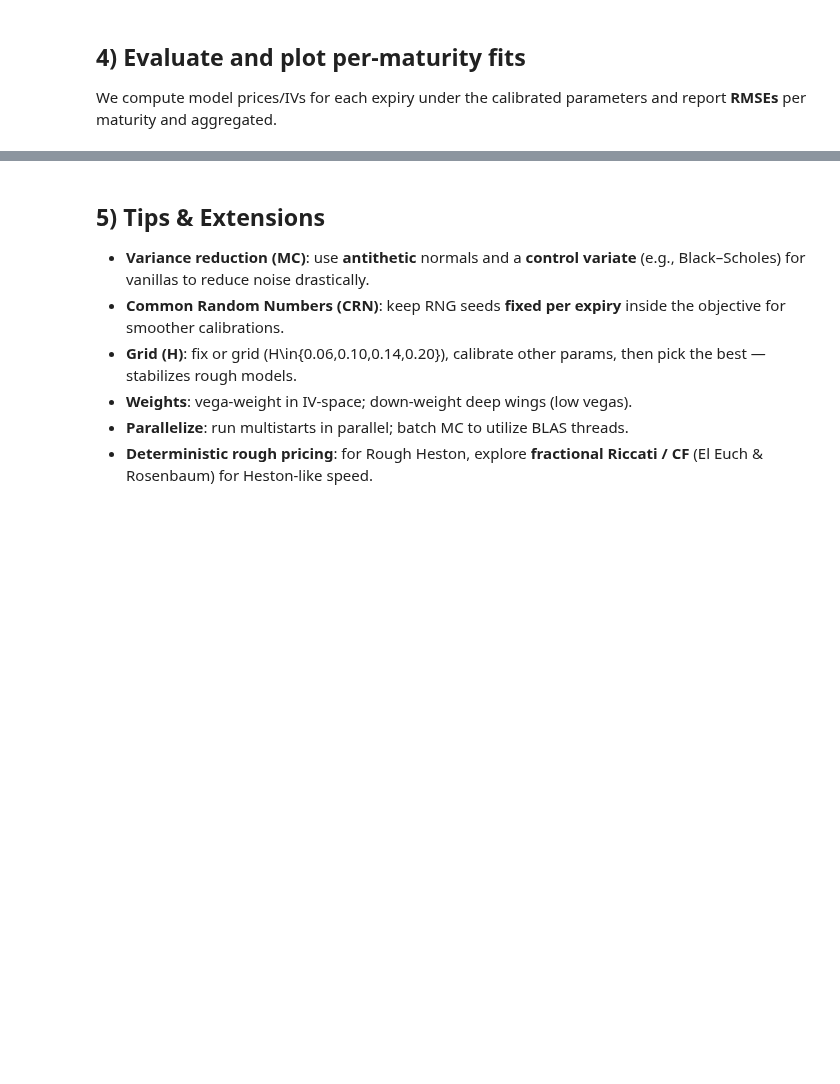
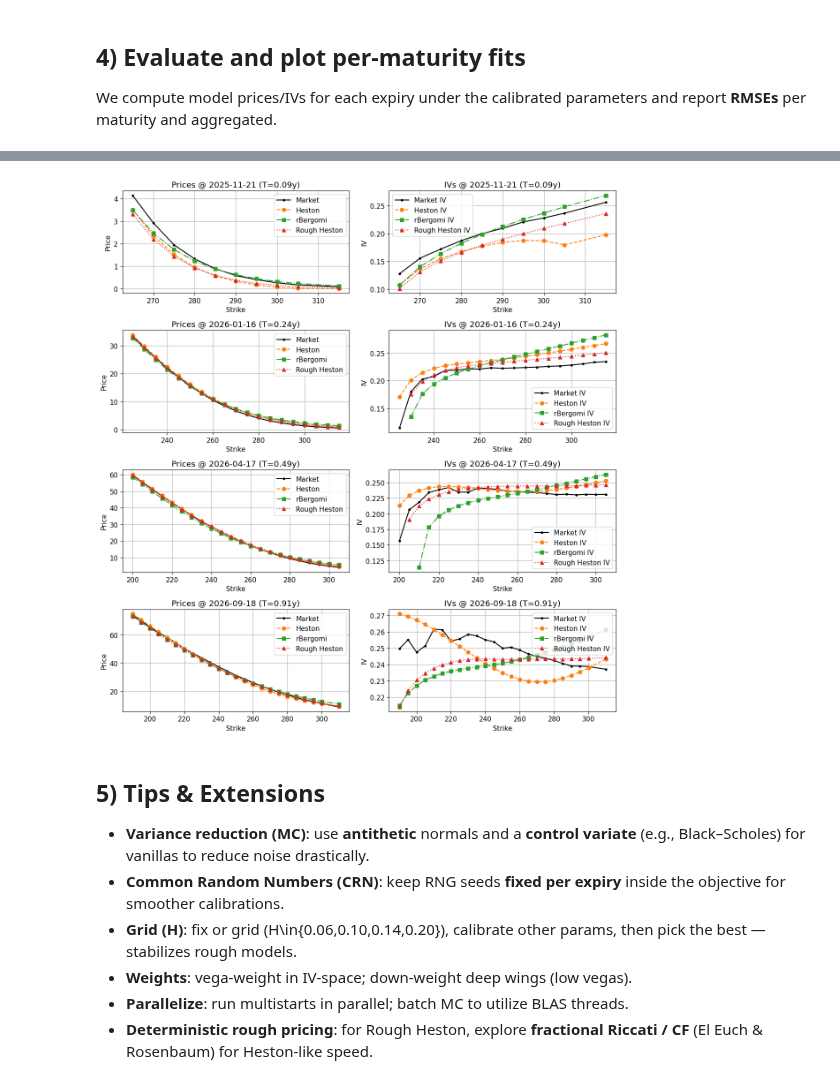
Before and after one commit to Kapizza/options-pricing-library, a Jupyter notebook: notebooks/21_calibration_multi_maturity.ipynb, the cells around one changed output, grey strips where cells are left out. Saved outputs shown, nothing was run; the diff lists cells and outputs as text; code cells hidden in the pictures; blank space fills up the shorter version.

```diff
--- a/notebooks/21_calibration_multi_maturity.ipynb
+++ b/notebooks/21_calibration_multi_maturity.ipynb
@@ -304,7 +298,7 @@ print('Heston (joint) best:', best_h, '| elapsed:', h_blob['elapsed_sec'])
 
 # ---- rBergomi joint calibration (IV-space) ----
 RB_BOUNDS = ((0.02,0.45),(0.10,3.00),(-0.999,0.0),(0.005,0.25))   # (H,eta,rho,xi0)
-rb_cfg = dict(N=256, N_per_year=480, paths=15000, fgn_method="davies-harte", batch_size=8192, n_workers=WORKERS)
+rb_cfg = dict(N=256, N_per_year=480, paths=15000, fgn_method="davies-harte", batch_size=8192,  use_numba=True,n_workers=WORKERS)
 rb_x0  = (0.12, 1.3, -0.6, 0.04)
 
 best_rb, rb_blob = calibrate_rbergomi_cached(
@@ -320,7 +314,7 @@ rh_x0 = (0.06, 1.2, 0.06, 0.6, -0.2, 0.15)  # (v0,kappa,theta,eta,rho,H)
 
 best_rh, rh_blob = calibrate_rough_heston_cached(
     smiles_list, metric="iv", vega_weight=True, x0=rh_x0, mc=rh_cfg,
-    seed=7777, bounds=RH_BOUNDS, multistart=3, options={"maxiter": 120, "finite_diff_rel_step": 5e-2}
+    seed=7777, bounds=RH_BOUNDS, multistart=2, options={"maxiter": 120, "finite_diff_rel_step": 5e-2}
 )
 print("Rough Heston (joint) best:", best_rh, "| elapsed:", rh_blob["elapsed_sec"])
 # %% [output]
@@ -495,3 +534,37 @@ Global RMSE (IV): Heston= 0.028847674308174285  rBergomi= 0.024828852113055692
+# %%
+# Plot one figure per expiry comparing Market vs all three models (IVs)
+n = len(smiles)
+fig, axs = plt.subplots(n, 2, figsize=(12, 3.2*n), sharex=False)
+if n==1: axs = np.array([axs])  # shape (1,2)
+for i, sm in enumerate(smiles):
+    S0,r,q,T = sm['S0'], sm['r'], sm['q'], sm['T']
+    K = np.asarray(sm['strikes'], float)
+    mids = np.asarray(sm['mids'], float)
+    expiry = sm.get('expiry') or f'T={T:.2f}'
+    # model smiles
+    px_h, iv_h   = model_smile_iv_heston(sm)
+    px_rb, iv_rb = model_smile_iv_rbergomi(sm, best_rb)
+    px_rh, iv_rh = model_smile_iv_rough_heston(sm, best_rh)
+    mkt_iv = prices_to_ivs(S0, r, q, T, K, mids, 'call')
+    # prices
+    ax = axs[i,0]
+    ax.plot(K, mids, 'k.-', label='Market')
+    ax.plot(K, px_h, 'C1o--', label='Heston')
+    ax.plot(K, px_rb, 'C2s-.', label='rBergomi')
+    ax.plot(K, px_rh, 'C3^:', label='Rough Heston')
+    ax.set_title(f'Prices @ {expiry} (T={T:.2f}y)')
+    ax.set_xlabel('Strike'); ax.set_ylabel('Price'); ax.legend()
+    # IVs
+    ax = axs[i,1]
+    ax.plot(K, mkt_iv, 'k.-', label='Market IV')
+    ax.plot(K, iv_h, 'C1o--', label='Heston IV')
+    ax.plot(K, iv_rb, 'C2s-.', label='rBergomi IV')
+    ax.plot(K, iv_rh, 'C3^:', label='Rough Heston IV')
+    ax.set_title(f'IVs @ {expiry} (T={T:.2f}y)')
+    ax.set_xlabel('Strike'); ax.set_ylabel('IV'); ax.legend()
+plt.tight_layout()
+# %% [output]
+[figure, added]
 # %% [markdown]
 
 ## 5) Tips & Extensions
```
Also changed, not shown: parts of 9 cells of this notebook, 1 other file.
